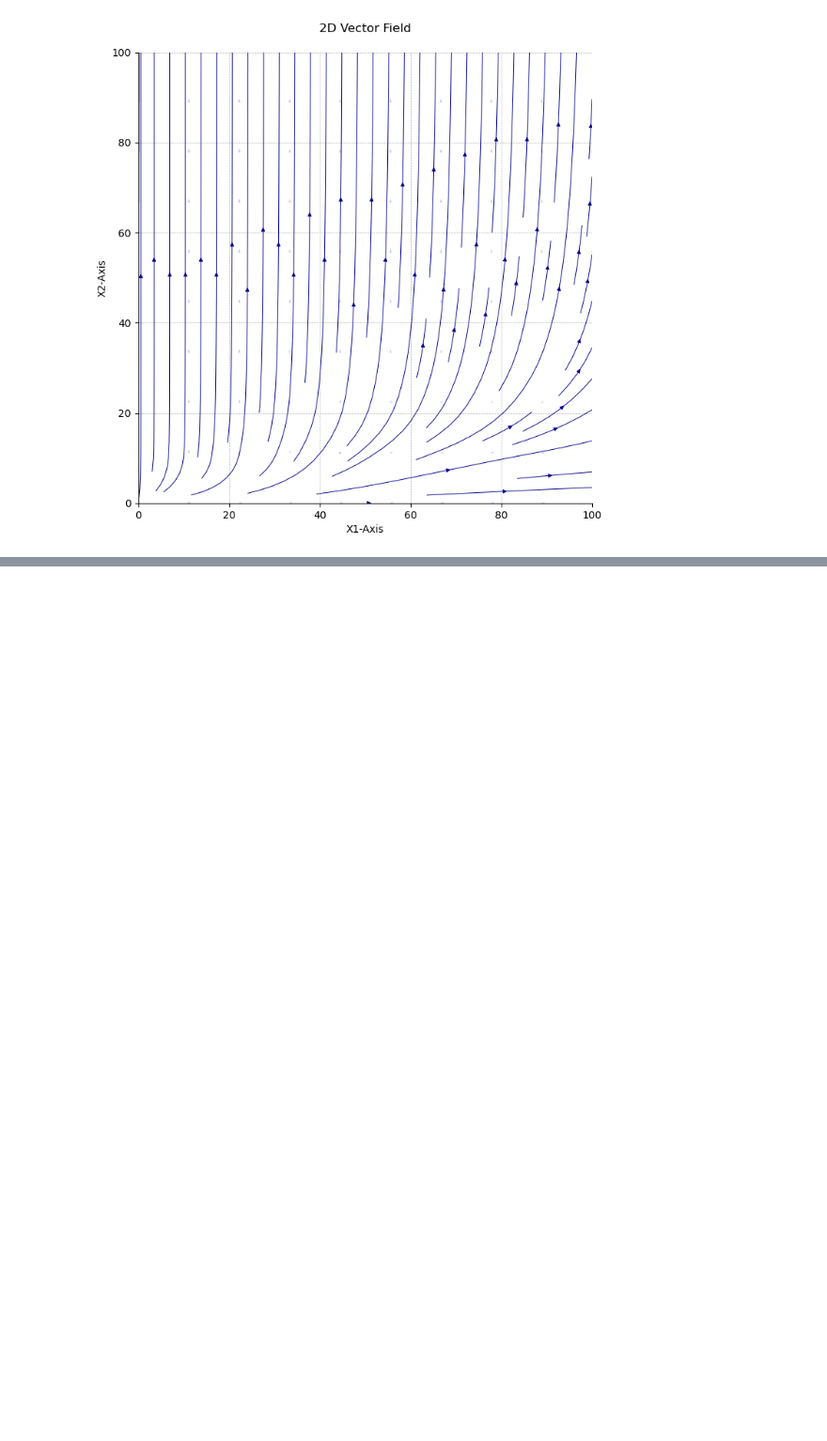
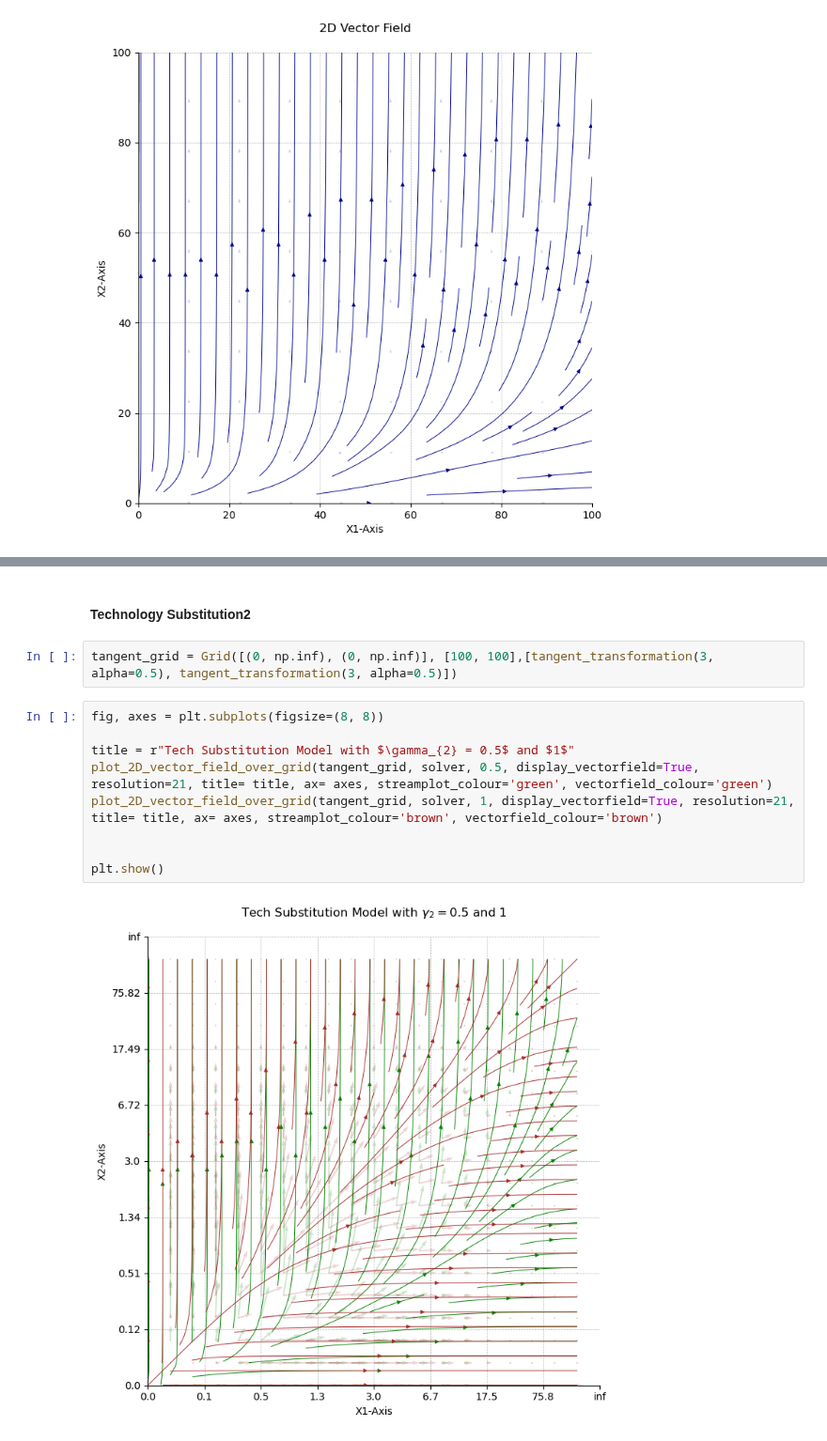
Before and after one commit to Lighfe/mdp-world-model, a Jupyter notebook: data_generation/visualization/plot_tests.ipynb, the cells around one changed output, grey strips where cells are left out. Shown at 94% size. Drawn from its saved outputs; the diff is of its cells as text; blank space fills up the shorter version.

Commit message:
added tangent and negative log transformation

```diff
--- a/data_generation/visualization/plot_tests.ipynb
+++ b/data_generation/visualization/plot_tests.ipynb
@@ -100,0 +97,15 @@ plt.show()
+# %% [markdown]
+#### Technology Substitution2
+# %%
+tangent_grid = Grid([(0, np.inf), (0, np.inf)], [100, 100],[tangent_transformation(3, alpha=0.5), tangent_transformation(3, alpha=0.5)])
+# %%
+fig, axes = plt.subplots(figsize=(8, 8))
+
+title = r"Tech Substitution Model with $\gamma_{2} = 0.5$ and $1$"
+plot_2D_vector_field_over_grid(tangent_grid, solver, 0.5, display_vectorfield=True, resolution=21, title= title, ax= axes, streamplot_colour='green', vectorfield_colour='green')
+plot_2D_vector_field_over_grid(tangent_grid, solver, 1, display_vectorfield=True, resolution=21, title= title, ax= axes, streamplot_colour='brown', vectorfield_colour='brown')
+
+
+plt.show()
+# %% [output]
+[figure, added]
```
Also changed, not shown: parts of 4 cells of this notebook, 1 other file.
